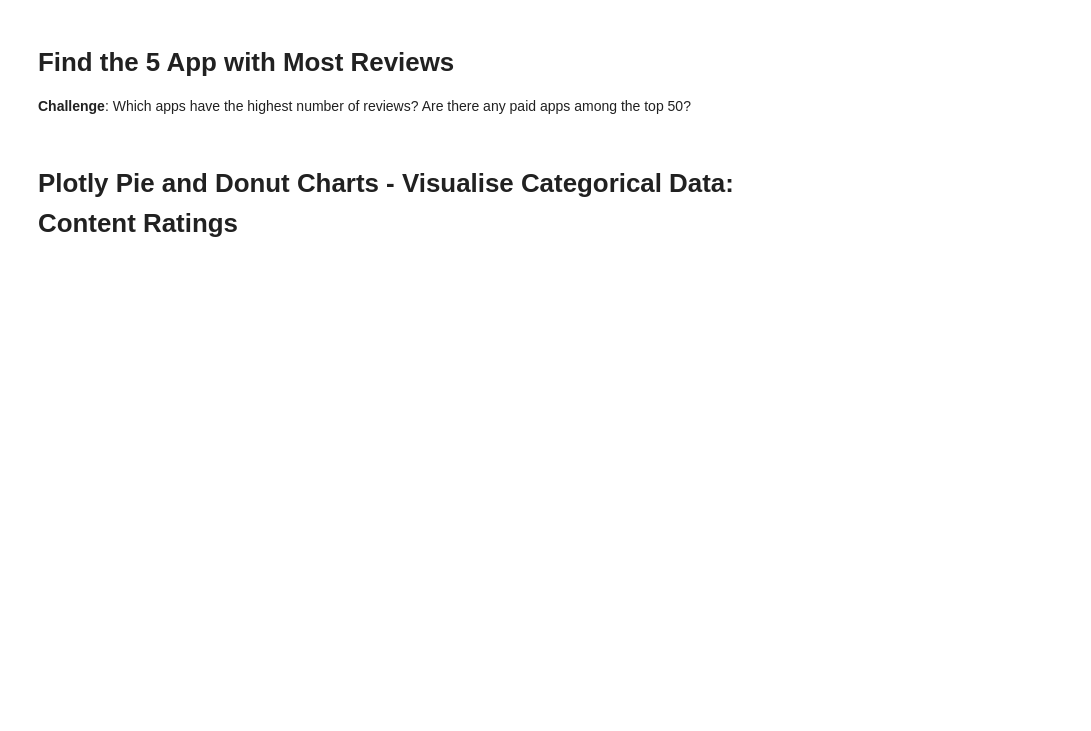
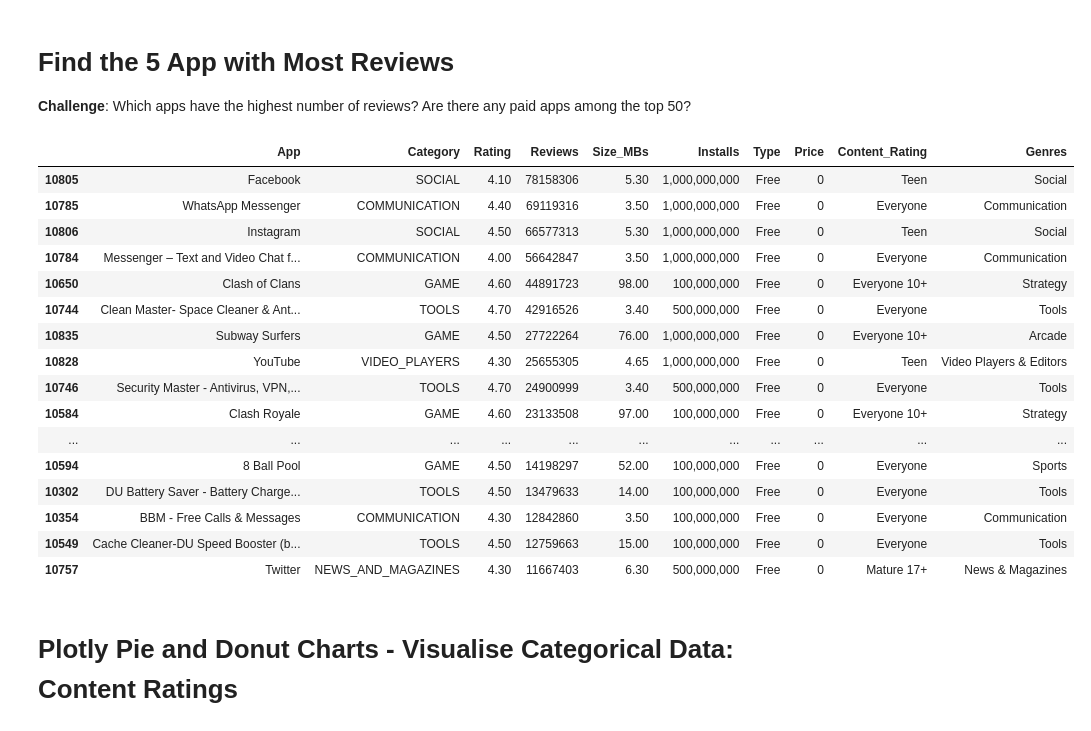
Before and after one commit to davibelo/python-pro-bootcamp-2021, a Jupyter notebook: 07-projects-DataScience/05-AdvancedCharts/Google Play Store App Analytics.ipynb, the cells around one changed output. Cells and saved outputs as stored; diff of their text form; code cells hidden in the pictures; blank space fills up the shorter version.

```diff
--- a/07-projects-DataScience/05-AdvancedCharts/Google Play Store App Analytics.ipynb
+++ b/07-projects-DataScience/05-AdvancedCharts/Google Play Store App Analytics.ipynb
@@ -133,5 +162,25 @@ df_apps_clean.shape
 # Find the 5 App with Most Reviews
 
 **Challenge**: Which apps have the highest number of reviews? Are there any paid apps among the top 50?
+# %%
+df_apps_clean.sort_values("Reviews", ascending=False).head(20)
+# %% [output]
+|  | App | Category | Rating | Reviews | Size_MBs | Installs | Type | Price | Content_Rating | Genres |
+| 10805 | Facebook | SOCIAL | 4.10 | 78158306 | 5.30 | 1,000,000,000 | Free | 0 | Teen | Social |
+| 10785 | WhatsApp Messenger | COMMUNICATION | 4.40 | 69119316 | 3.50 | 1,000,000,000 | Free | 0 | Everyone | Communication |
+| 10806 | Instagram | SOCIAL | 4.50 | 66577313 | 5.30 | 1,000,000,000 | Free | 0 | Teen | Social |
+| 10784 | Messenger – Text and Video Chat f... | COMMUNICATION | 4.00 | 56642847 | 3.50 | 1,000,000,000 | Free | 0 | Everyone | Communication |
+| 10650 | Clash of Clans | GAME | 4.60 | 44891723 | 98.00 | 100,000,000 | Free | 0 | Everyone 10+ | Strategy |
+| 10744 | Clean Master- Space Cleaner & Ant... | TOOLS | 4.70 | 42916526 | 3.40 | 500,000,000 | Free | 0 | Everyone | Tools |
+| 10835 | Subway Surfers | GAME | 4.50 | 27722264 | 76.00 | 1,000,000,000 | Free | 0 | Everyone 10+ | Arcade |
+| 10828 | YouTube | VIDEO_PLAYERS | 4.30 | 25655305 | 4.65 | 1,000,000,000 | Free | 0 | Teen | Video Players & Editors |
+| 10746 | Security Master - Antivirus, VPN,... | TOOLS | 4.70 | 24900999 | 3.40 | 500,000,000 | Free | 0 | Everyone | Tools |
+| 10584 | Clash Royale | GAME | 4.60 | 23133508 | 97.00 | 100,000,000 | Free | 0 | Everyone 10+ | Strategy |
+| ... | ... | ... | ... | ... | ... | ... | ... | ... | ... | ... |
+| 10594 | 8 Ball Pool | GAME | 4.50 | 14198297 | 52.00 | 100,000,000 | Free | 0 | Everyone | Sports |
+| 10302 | DU Battery Saver - Battery Charge... | TOOLS | 4.50 | 13479633 | 14.00 | 100,000,000 | Free | 0 | Everyone | Tools |
+| 10354 | BBM - Free Calls & Messages | COMMUNICATION | 4.30 | 12842860 | 3.50 | 100,000,000 | Free | 0 | Everyone | Communication |
+| 10549 | Cache Cleaner-DU Speed Booster (b... | TOOLS | 4.50 | 12759663 | 15.00 | 100,000,000 | Free | 0 | Everyone | Tools |
+| 10757 | Twitter | NEWS_AND_MAGAZINES | 4.30 | 11667403 | 6.30 | 500,000,000 | Free | 0 | Mature 17+ | News & Magazines |
 # %% [markdown]
 # Plotly Pie and Donut Charts - Visualise Categorical Data: Content Ratings
```
Also changed, not shown: parts of 11 cells of this notebook, 1 other file.
